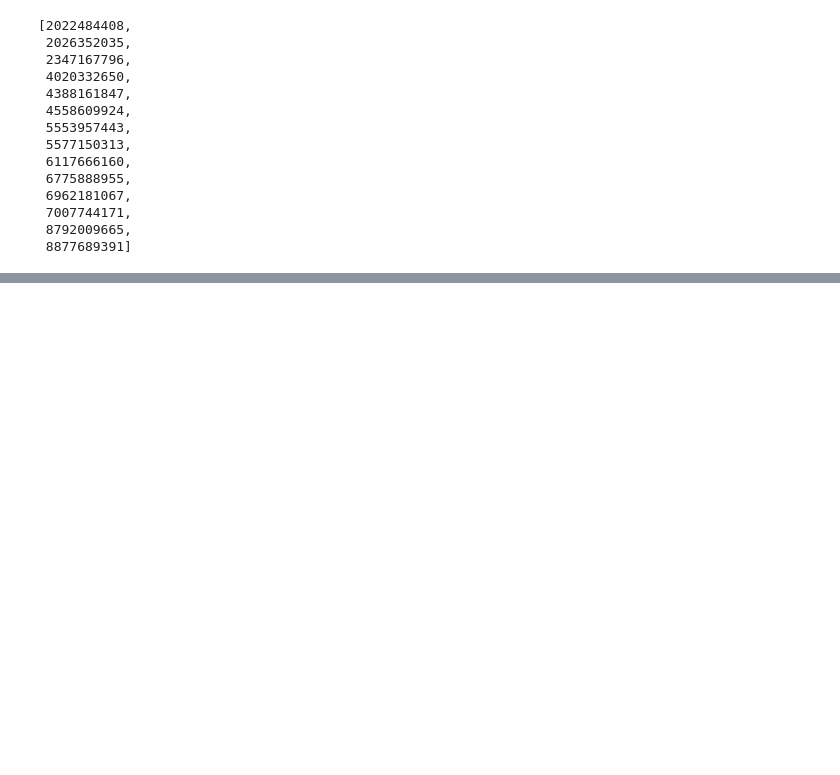
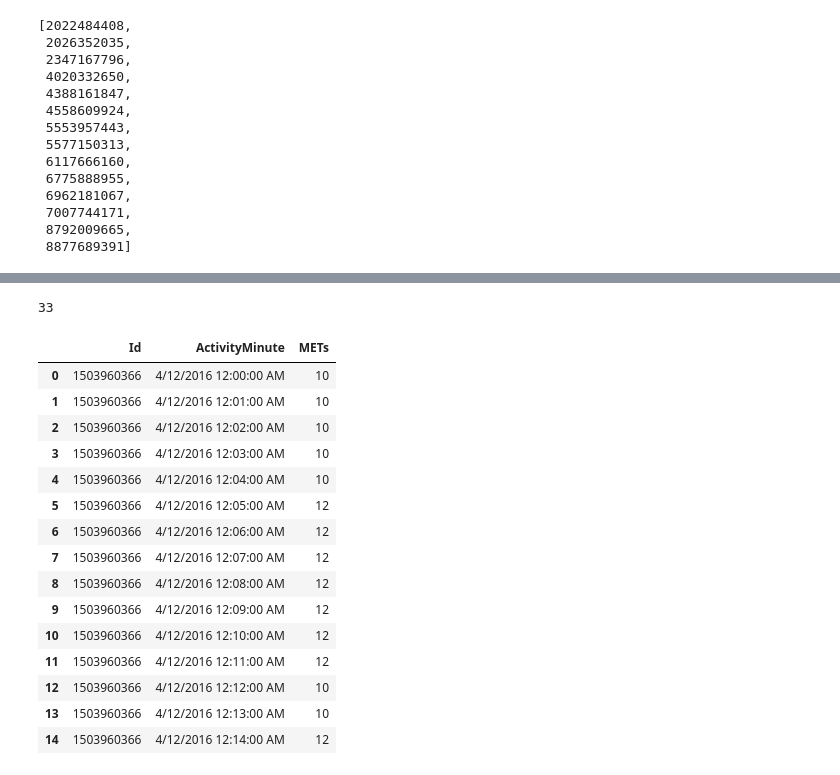
Before and after one commit to Aishani1234/Bellabeat_Case-Study, a Jupyter notebook: DataExploration.ipynb, the cells around one changed output, grey strips where cells are left out. Drawn from its saved outputs; the diff is of its cells as text; code cells hidden in the pictures; blank space fills up the shorter version.

```diff
--- a/DataExploration.ipynb
+++ b/DataExploration.ipynb
@@ -59,0 +91,3 @@ list(df['Id'].unique())
+# %%
+#Importing dataset
+df=pd.read_csv('/content/drive/MyDrive/Bellabeat Capstone Project/minuteMETsNarrow_merged.csv')
@@ -59,0 +108,24 @@ list(df['Id'].unique())
+# %%
+# to find the unique IDs
+df['Id'].nunique()
+# %% [output]
+33
+# %%
+df.head(15)
+# %% [output]
+|  | Id | ActivityMinute | METs |
+| 0 | 1503960366 | 4/12/2016 12:00:00 AM | 10 |
+| 1 | 1503960366 | 4/12/2016 12:01:00 AM | 10 |
+| 2 | 1503960366 | 4/12/2016 12:02:00 AM | 10 |
+| 3 | 1503960366 | 4/12/2016 12:03:00 AM | 10 |
+| 4 | 1503960366 | 4/12/2016 12:04:00 AM | 10 |
+| 5 | 1503960366 | 4/12/2016 12:05:00 AM | 12 |
+| 6 | 1503960366 | 4/12/2016 12:06:00 AM | 12 |
+| 7 | 1503960366 | 4/12/2016 12:07:00 AM | 12 |
+| 8 | 1503960366 | 4/12/2016 12:08:00 AM | 12 |
+| 9 | 1503960366 | 4/12/2016 12:09:00 AM | 12 |
+| 10 | 1503960366 | 4/12/2016 12:10:00 AM | 12 |
+| 11 | 1503960366 | 4/12/2016 12:11:00 AM | 12 |
+| 12 | 1503960366 | 4/12/2016 12:12:00 AM | 10 |
+| 13 | 1503960366 | 4/12/2016 12:13:00 AM | 10 |
+| 14 | 1503960366 | 4/12/2016 12:14:00 AM | 12 |
```
Also changed, not shown: parts of 11 cells of this notebook.
